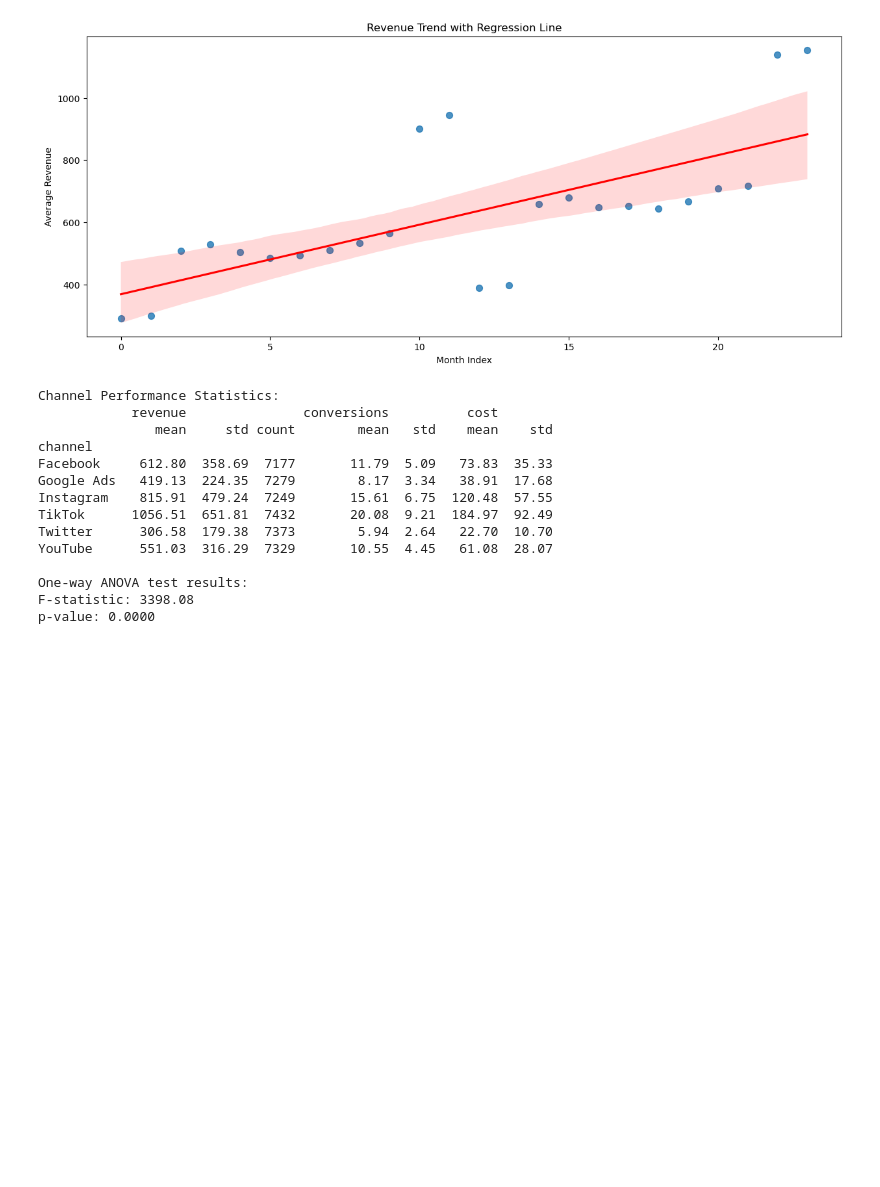
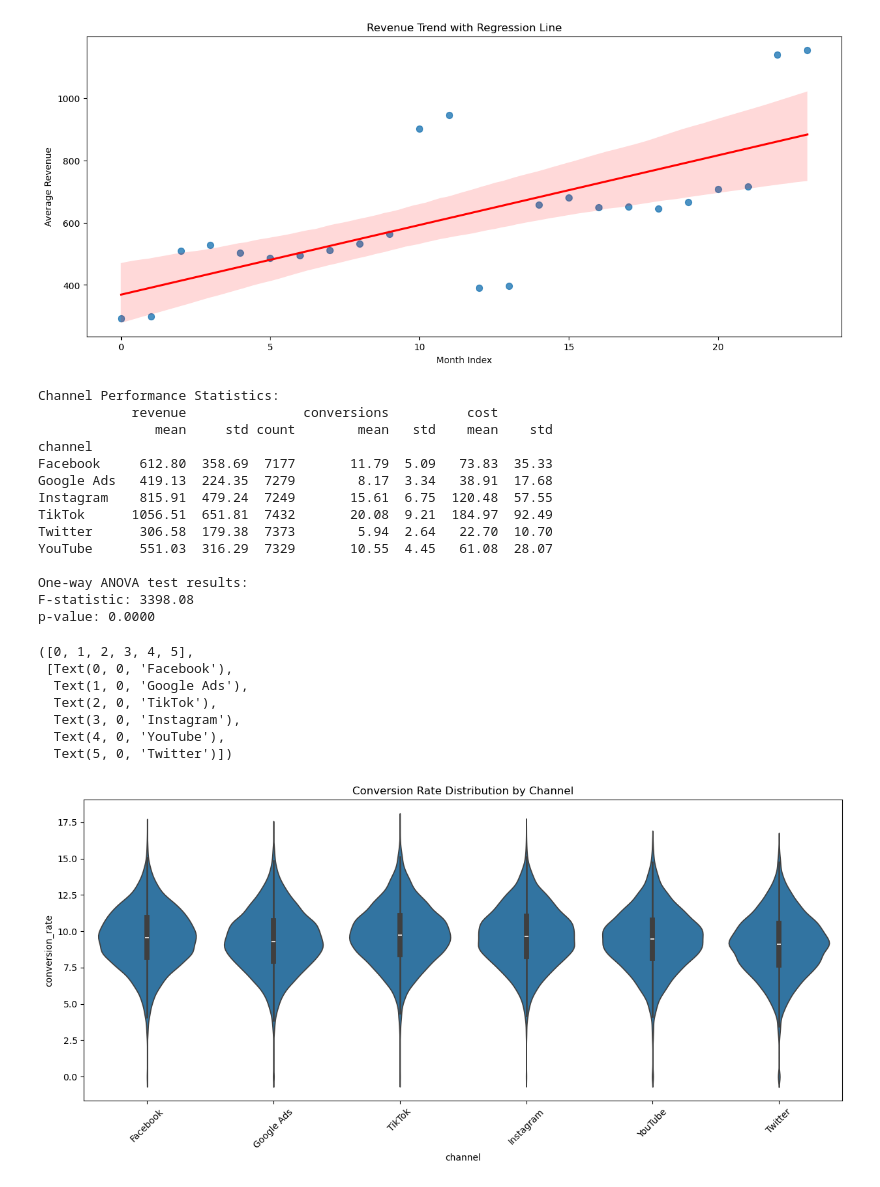
Before and after one commit to rakeshtparayil/marketing_analytics, a Jupyter notebook: marketing_new.ipynb, the cells around one changed output. Drawn from its saved outputs; the diff is of its cells as text; code cells hidden in the pictures; blank space fills up the shorter version.

```diff
--- a/marketing_new.ipynb
+++ b/marketing_new.ipynb
@@ -308,3 +308,20 @@ YouTube      551.03  316.29  7329       10.55  4.45   61.08  28.07
 One-way ANOVA test results:
 F-statistic: 3398.08
 p-value: 0.0000
+# %%
+# 6. Conversion Rate Analysis
+plt.figure(figsize=(15, 6))
+mktg['conversion_rate'] = mktg['conversions'] / mktg['clicks'] * 100
+
+sns.violinplot(x='channel', y='conversion_rate', data=mktg)
+plt.title('Conversion Rate Distribution by Channel')
+plt.xticks(rotation=45)
+# %% [output]
+([0, 1, 2, 3, 4, 5],
+ [Text(0, 0, 'Facebook'),
+  Text(1, 0, 'Google Ads'),
+  Text(2, 0, 'TikTok'),
+  Text(3, 0, 'Instagram'),
+  Text(4, 0, 'YouTube'),
+  Text(5, 0, 'Twitter')])
+[figure, added]
```
Also changed, not shown: parts of 4 cells of this notebook, 1 other file.
